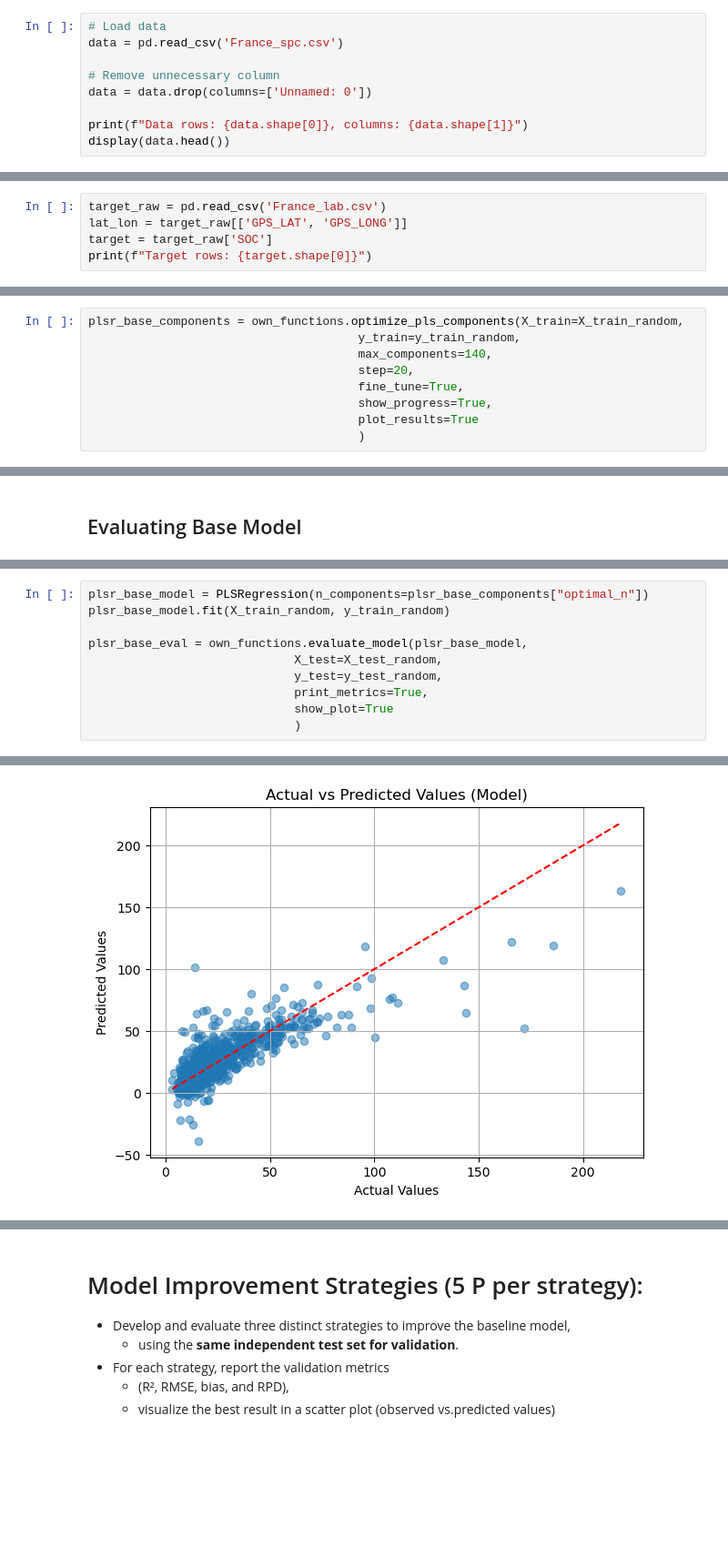
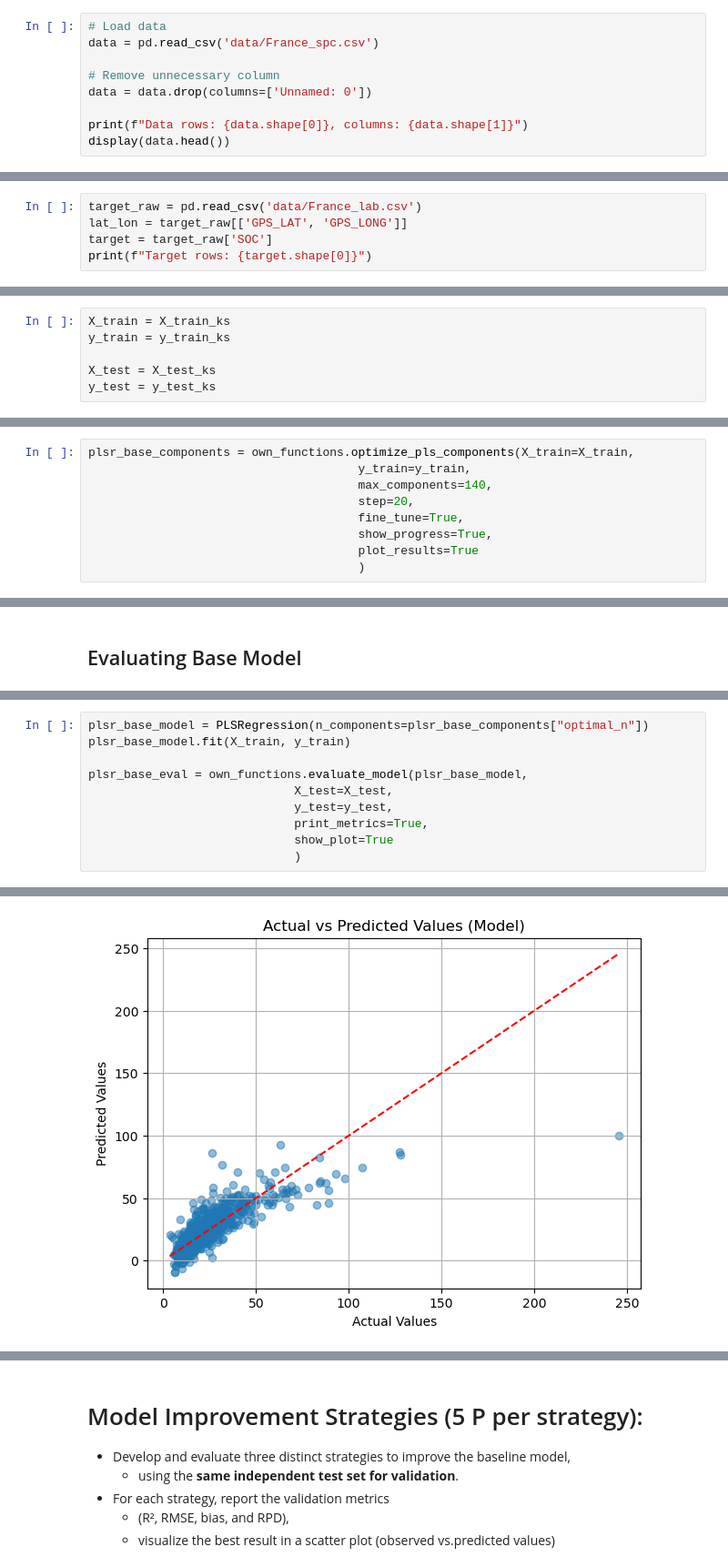
Before and after one commit to luismaecker/soc_modelling, a Jupyter notebook: pls.ipynb, the cells around one changed output, grey strips where cells are left out. Shown at 91% size. Saved outputs shown, nothing was run; the diff lists cells and outputs as text; blank space fills up the shorter version.

Commit message:
Add models and spatial data

```diff
--- a/pls.ipynb
+++ b/pls.ipynb
@@ -84,7 +91,7 @@ Data splitting (5 P):
 ## Load and Clean
 # %%
 # Load data
-data = pd.read_csv('France_spc.csv')
+data = pd.read_csv('data/France_spc.csv')
 
 # Remove unnecessary column
 data = data.drop(columns=['Unnamed: 0'])
@@ -101,7 +108,7 @@ Data rows: 2807, columns: 1000
 | 4 | 0.161760 | 0.163229 | 0.164741 | 0.166298 | 0.167895 | 0.169530 | 0.171194 | 0.172890 | 0.174611 | 0.176356 | ... | ... |
 5 rows × 1000 columns
 # %%
-target_raw = pd.read_csv('France_lab.csv')
+target_raw = pd.read_csv('data/France_lab.csv')
 lat_lon = target_raw[['GPS_LAT', 'GPS_LONG']]
 target = target_raw['SOC']
 print(f"Target rows: {target.shape[0]}")
@@ -188,6 +218,12 @@ Kennard-Stone Split:
 Train set shape: (1964, 1000)
 Test set shape: (843, 1000)
 [figure]
+# %%
+X_train = X_train_ks
+y_train = y_train_ks
+
+X_test = X_test_ks
+y_test = y_test_ks
 # %% [markdown]
 # Basemodel
 
@@ -207,8 +243,8 @@ Baseline model (5 P):
 # %%
 import own_functions
 # %%
-plsr_base_components = own_functions.optimize_pls_components(X_train=X_train_random,
-                                      y_train=y_train_random,
+plsr_base_components = own_functions.optimize_pls_components(X_train=X_train,
+                                      y_train=y_train,
                                       max_components=140,
                                       step=20,
                                       fine_tune=True,
@@ -224,10 +258,10 @@ import own_functions
 # %%
 plsr_base_model = PLSRegression(n_components=plsr_base_components["optimal_n"])
-plsr_base_model.fit(X_train_random, y_train_random)
+plsr_base_model.fit(X_train, y_train)
 
 plsr_base_eval = own_functions.evaluate_model(plsr_base_model,
-                             X_test=X_test_random,
-                             y_test=y_test_random,
+                             X_test=X_test,
+                             y_test=y_test,
                              print_metrics=True,
                              show_plot=True
                              )
@@ -239 +273 @@ RPD: 1.6451
-[figure, old version]
+[figure, new version]
```
Also changed, not shown: parts of 60 cells of this notebook, 10 other files.
